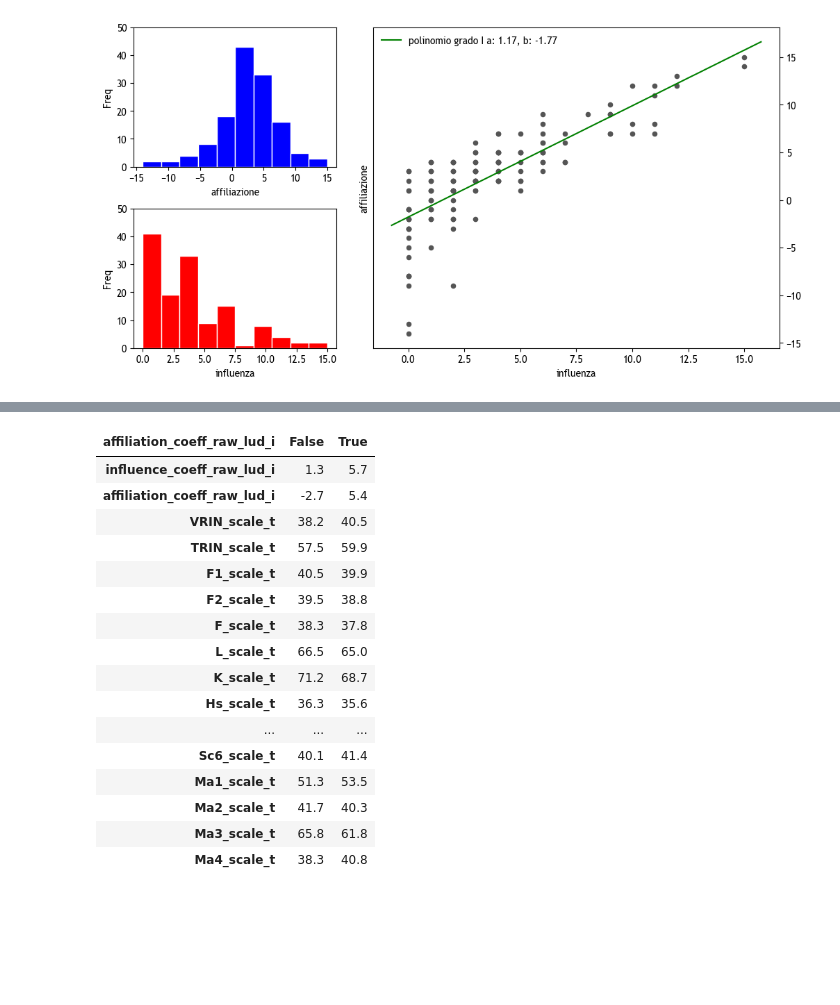
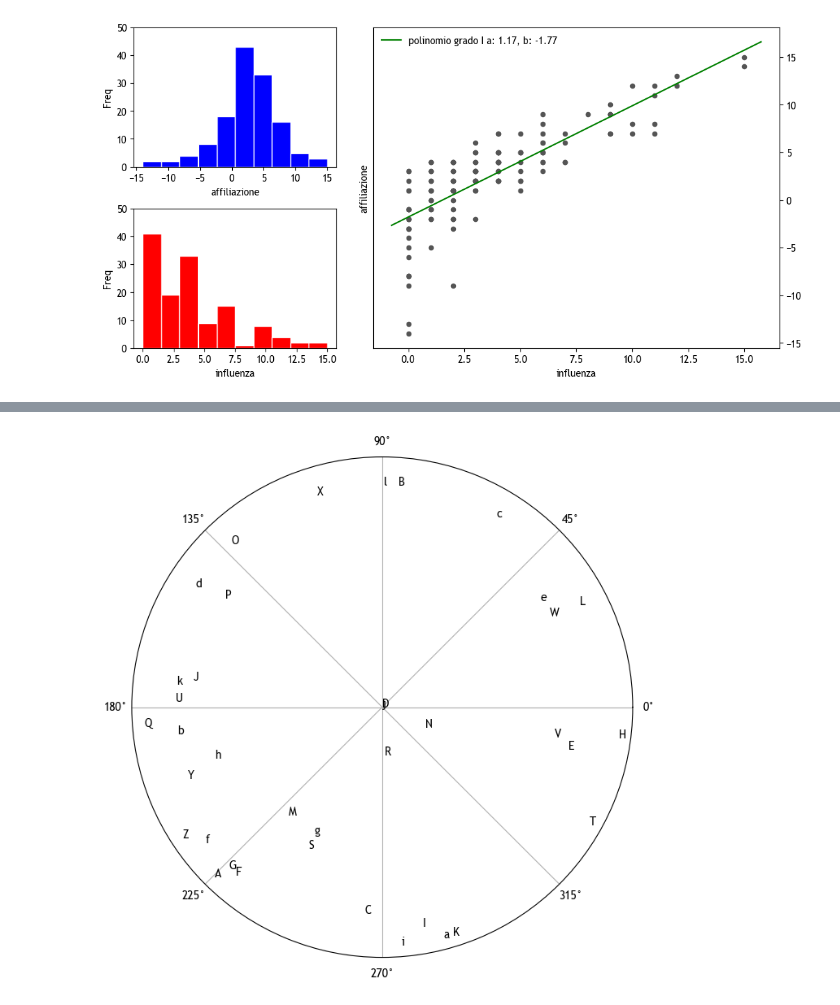
Before and after one commit to alkaest2002/abgrid, a Jupyter notebook: ipython/eda.ipynb, the cells around one changed output, grey strips where cells are left out. Saved outputs shown, nothing was run; the diff lists cells and outputs as text; code cells hidden in the pictures; blank space fills up the shorter version.

```diff
--- a/ipython/eda.ipynb
+++ b/ipython/eda.ipynb
@@ -86,28 +81,33 @@ mmpia = mmpia.sort_values(by="id").set_index("id")
-# %%
-(
-    abgrid_wide_i.loc[:,["influence_coeff_raw_lud_i", "affiliation_coeff_raw_lud_i"]]
-        .merge(mmpia.filter(regex="_t"), left_index=True, right_index=True)
-        .groupby(abgrid_wide_i["affiliation_coeff_raw_lud_i"] > abgrid_wide_i["affiliation_coeff_raw_lud_i"].mean())
-        .mean()
-        .T
-        .style
-            .format(precision=1)
-)
-# %% [output]
-| affiliation_coeff_raw_lud_i | False | True |
-| influence_coeff_raw_lud_i | 1.3 | 5.7 |
-| affiliation_coeff_raw_lud_i | -2.7 | 5.4 |
-| VRIN_scale_t | 38.2 | 40.5 |
-| TRIN_scale_t | 57.5 | 59.9 |
-| F1_scale_t | 40.5 | 39.9 |
-| F2_scale_t | 39.5 | 38.8 |
-| F_scale_t | 38.3 | 37.8 |
-| L_scale_t | 66.5 | 65.0 |
-| K_scale_t | 71.2 | 68.7 |
-| Hs_scale_t | 36.3 | 35.6 |
-| ... | ... | ... |
-| Sc6_scale_t | 40.1 | 41.4 |
-| Ma1_scale_t | 51.3 | 53.5 |
-| Ma2_scale_t | 41.7 | 40.3 |
-| Ma3_scale_t | 65.8 | 61.8 |
-| Ma4_scale_t | 38.3 | 40.8 |
+# %%
+# Compute areas and colors
+labels = abgrid_wide_i.loc[:, "lettera_stu_i"]
+
+influence = abgrid_wide_i.loc[:, "influence_coeff_raw_stu_i"]
+influence = influence.rsub(influence.max())
+
+affiliation = abgrid_wide_i.loc[:, "affiliation_coeff_raw_stu_i"]
+
+
+
+# Add controlled randomness to theta
+base_theta = 2 * np.pi * affiliation
+
+# Add small random jitter (adjust the multiplier to control amount of jitter)
+jitter = np.random.uniform(-2 * np.pi, 2 * np.pi, size=len(affiliation))  # ±0.1 radians ≈ ±5.7 degrees
+
+theta = base_theta + jitter
+r = influence
+
+fig = plt.figure(figsize=(8,8))
+ax = fig.add_subplot(projection='polar')
+c = ax.scatter(theta, r, alpha=0)
+
+for i, txt in enumerate(labels.values):
+    ax.annotate(txt, (theta.iloc[i], r.iloc[i]))
+
+ax.get_yaxis().set_ticks([])
+
+
+fig.savefig("./analysis/polar.png", bbox_inches='tight')
+# %% [output]
+[figure, added]
```
Also changed, not shown: parts of 3 cells of this notebook.
